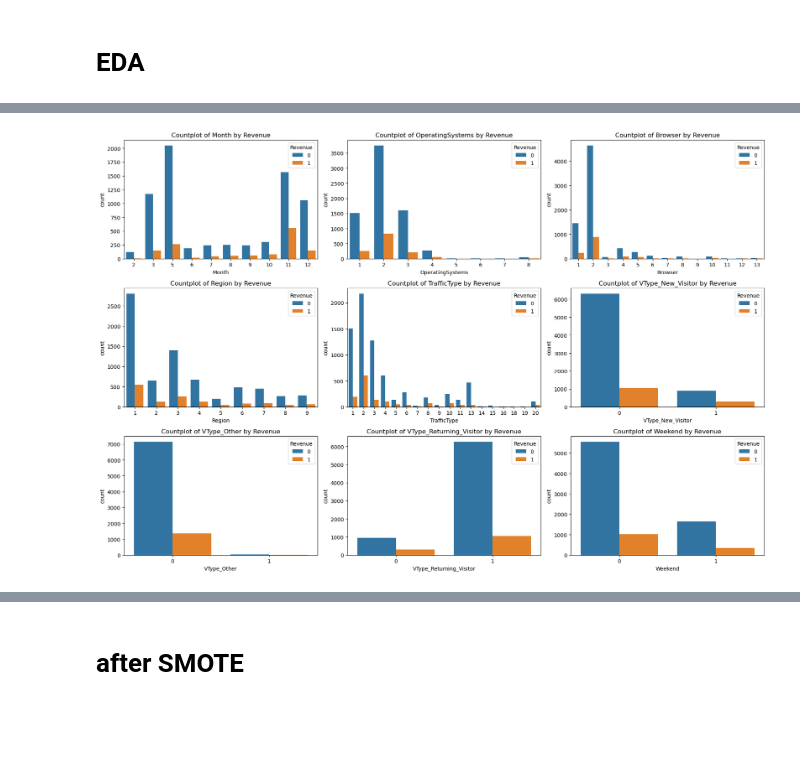
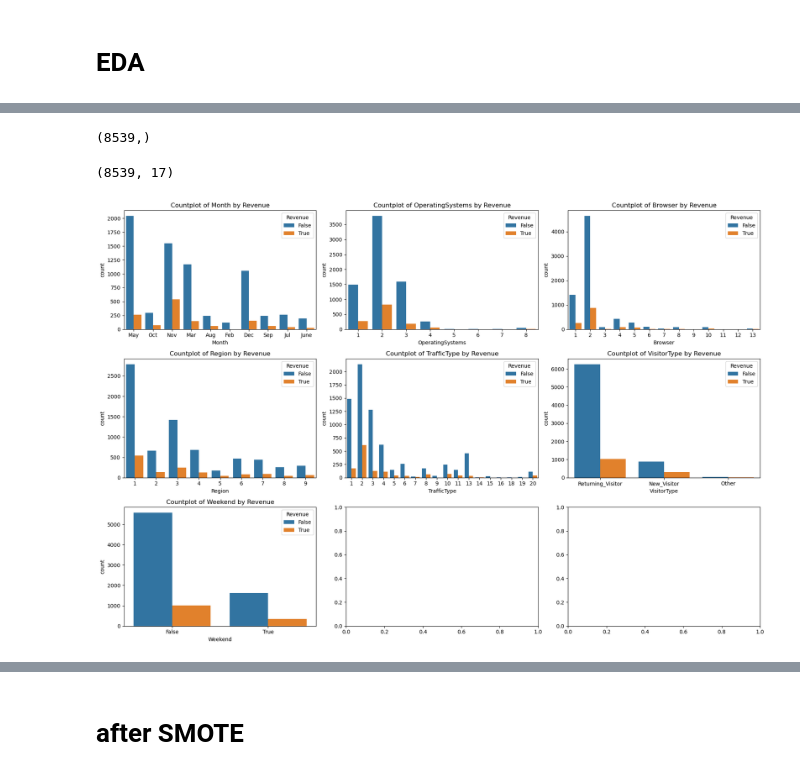
Before and after one commit to Opara19/ML_project03, a Jupyter notebook: ML_project3_test1.ipynb, the cells around one changed output, grey strips where cells are left out. Drawn from its saved outputs; the diff is of its cells as text; code cells hidden in the pictures; blank space fills up the shorter version.

```diff
--- a/ML_project3_test1.ipynb
+++ b/ML_project3_test1.ipynb
@@ -379,2 +339,2 @@ Index(['BounceRates', 'ExitRates', 'PageValues', 'SpecialDay', 'Month',
 # %%
-categorical_columns=['Month','OperatingSystems','Browser','Region','TrafficType','VType_New_Visitor','VType_Other','VType_Returning_Visitor','Weekend']
+categorical_columns=['Month','OperatingSystems','Browser','Region','TrafficType','VisitorType','Weekend']
@@ -394,8 +355,8 @@ def ChiSquareContingency(data, y_train):
     else:
         print(f'Reject H0, feature {data.name} is dependent with Revenue')
 
-# Assuming you are iterating over categorical columns
+
 for column in categorical_columns:
-    ChiSquareContingency(X_train[column], y_train)
+    ChiSquareContingency(x_train[column], y_train)
     print('')
 # %% [output]
@@ -433,18 +396,23 @@ sns.boxplot(ax=axes[2, 0], x=y_train, y=X_train['SpecialDay'])
+# %%
+y_train.shape
+# %% [output]
+(8539,)
+# %%
+x_train.shape
+# %% [output]
+(8539, 17)
 # %%
-ig, axes = plt.subplots(3, 3, figsize=(18, 12))
+fig, axes = plt.subplots(3, 3, figsize=(18, 12))
 
-# Flatten the axes array to easily iterate over subplots
+
 axes = axes.flatten()
 
-# Loop through each categorical column and create a countplot in each subplot
 for i, column in enumerate(categorical_columns):
-    sns.countplot(x=column, hue=y_train, data=X_train, ax=axes[i])
+    sns.countplot(x=x_train[column], hue=y_train, ax=axes[i])
     axes[i].set_title(f'Countplot of {column} by Revenue')
     axes[i].legend(title='Revenue')
 
-
-# Adjust layout to prevent overlap of subplots
 plt.tight_layout()
 plt.show()
 # %% [output]
-[figure, old version]
+[figure, new version]
```
Also changed, not shown: parts of 165 cells of this notebook.
